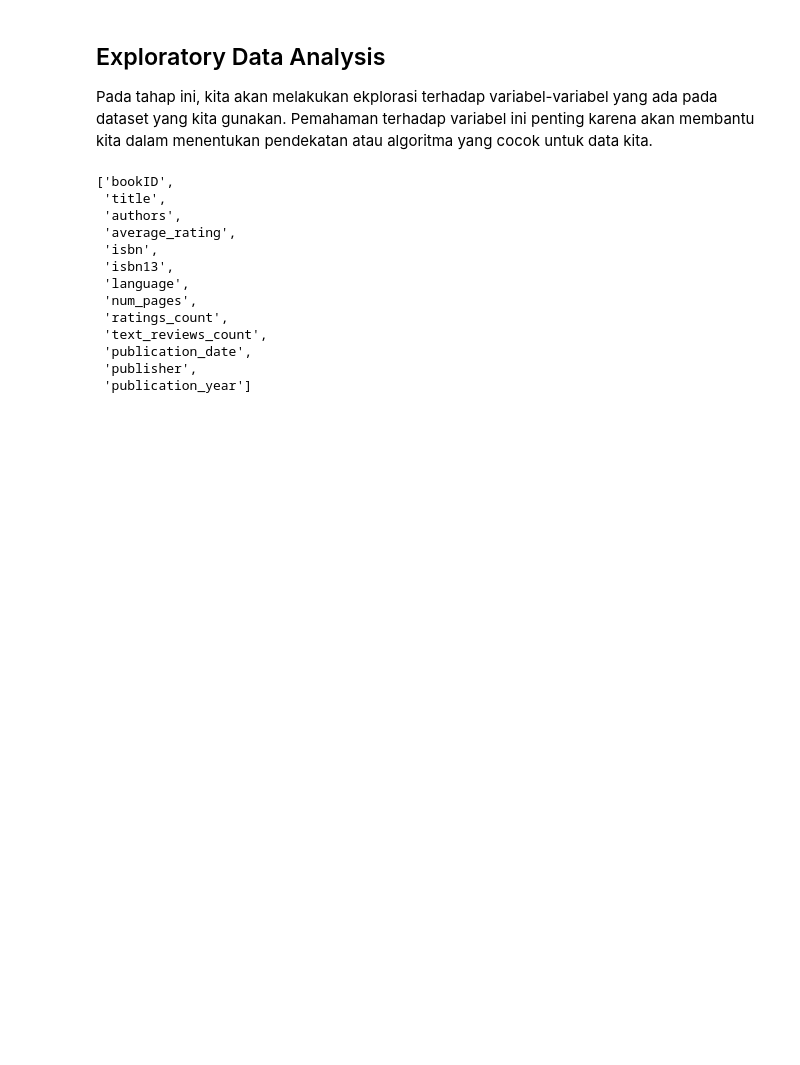
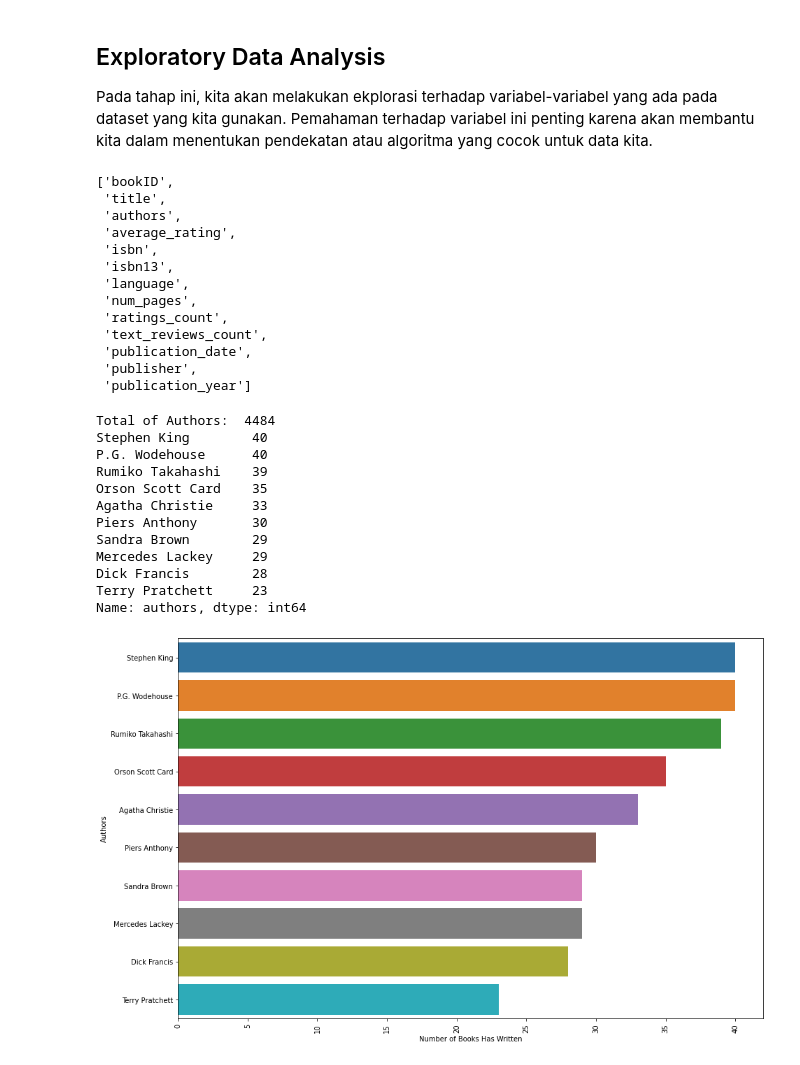
Before and after one commit to habibsatya/dicoding-training, a Jupyter notebook: code/books-recommendation.ipynb, the cells around one changed output. Saved outputs shown, nothing was run; the diff lists cells and outputs as text; code cells hidden in the pictures; blank space fills up the shorter version.

Commit message:
EDA done for books notebook

```diff
--- a/code/books-recommendation.ipynb
+++ b/code/books-recommendation.ipynb
@@ -283,3 +284,29 @@ list(books)
  'publication_date',
  'publisher',
  'publication_year']
+# %%
+num_of_author = books['authors'].duplicated().sum()
+author = books.authors.value_counts()[0:10]
+print('Total of Authors: ', num_of_author)
+print(author)
+
+plt.figure(figsize=(15, 10))
+sns.barplot(x=author, y=author.index)
+plt.xticks(rotation=90)
+plt.ylabel('Authors')
+plt.xlabel('Number of Books Has Written')
+plt.show()
+# %% [output]
+Total of Authors:  4484
+Stephen King        40
+P.G. Wodehouse      40
+Rumiko Takahashi    39
+Orson Scott Card    35
+Agatha Christie     33
+Piers Anthony       30
+Sandra Brown        29
+Mercedes Lackey     29
+Dick Francis        28
+Terry Pratchett     23
+Name: authors, dtype: int64
+[figure, added]
```
Also changed, not shown: parts of 15 cells of this notebook.
